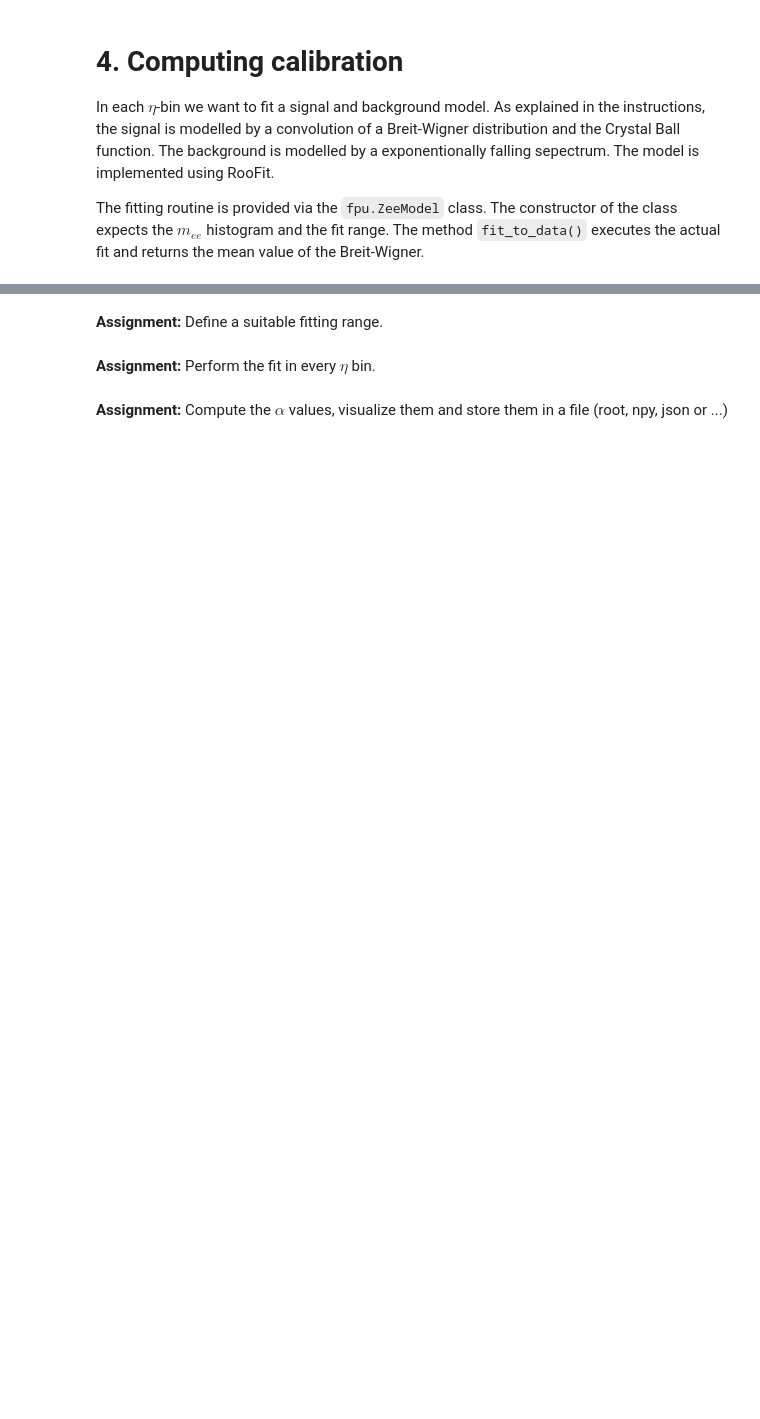
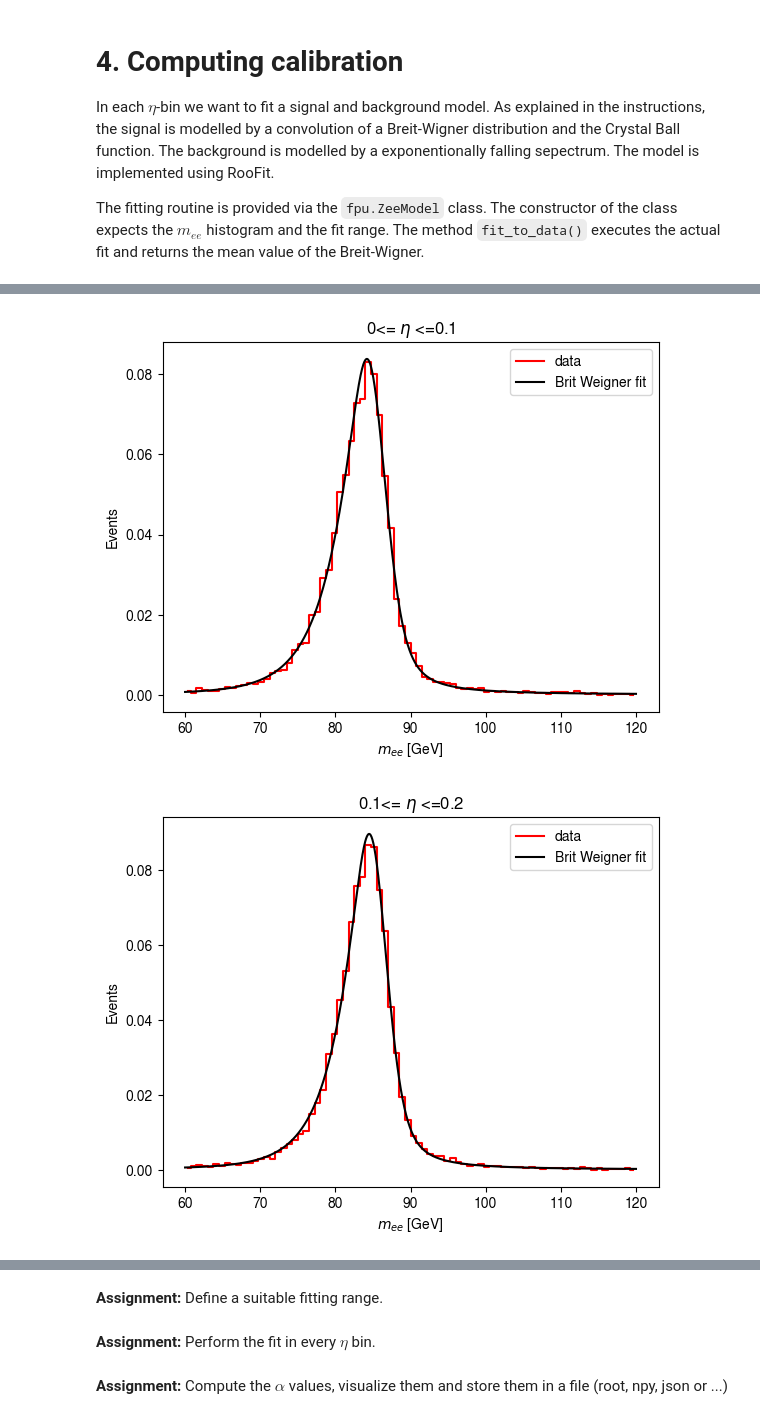
Before and after one commit to ScythiansCloud/ATLAS, a Jupyter notebook: atlas-group-7-main/atlas-group-7-main/ZeeFit/ZeeFit.ipynb, the cells around one changed output, grey strips where cells are left out. Cells and saved outputs as stored; diff of their text form; code cells hidden in the pictures; blank space fills up the shorter version.

```diff
--- a/atlas-group-7-main/atlas-group-7-main/ZeeFit/ZeeFit.ipynb
+++ b/atlas-group-7-main/atlas-group-7-main/ZeeFit/ZeeFit.ipynb
@@ -354,0 +417,3 @@ eta_edges = [0, 0.7, 1.37, 1.56, 2.2, 2.5] # Example value
+# %%
+eta_edges = [0,0.1,0.2,0.65,0.8,1.25,1.45,1.7,1.8,2.05,2.15,2.3,2.4,2.6]#np.linspace(0,2.5,10)#[0, 0.7, 1.37, 1.56, 2.2, 2.5] # Example value
+print(eta_edges)
@@ -355,15 +422,15 @@ eta_edges = [0, 0.7, 1.37, 1.56, 2.2, 2.5] # Example value
 # %%
 # Create one m_ee histogram for each eta bin
-hist_mee_array = [ROOT.TH1F("", fr"${eta_edges[i]:.2f} \leq |\eta| < {eta_edges[i+1]:.2f}$", 60, 60, 120)
+hist_mee_array = [ROOT.TH1F("", fr"${eta_edges[i]:.2f} \leq |\eta| < {eta_edges[i+1]:.2f}$", 80, 60, 120)
                   for i in range(len(eta_edges) - 1)]
 
-for df in fpu.dataframe_iterate(data_paths,fraction=0.1):
+for df in fpu.dataframe_iterate(data_paths,fraction=1):
     # Apply the event selection from the previous section
     df = event_selection(df)
 
     # Compute pT
-    e1_pt = pt(df.el1_cl_E, df.el1_cl_eta)
-    e2_pt = pt(df.el2_cl_E, df.el2_cl_eta)
+    e1_pt = pt(df.el1_cl_E, df.el1_cl_eta, m_e)
+    e2_pt = pt(df.el2_cl_E, df.el2_cl_eta, m_e)
 
     # Construct 4-momenta
     e1_p4 = Momentum4.m_eta_phi_pt(m_e,
@@ -427,0 +515,64 @@ mean = model.fit_to_data()
+# %%
+Em= []
+d_Em = []
+
+for i, hist in enumerate(hist_mee_array):
+    n_bins = hist.GetNbinsX()
+
+    model = fpu.ZeeModel(hist, 0, 200)
+    res = model.fit_to_data()
+    params = model.model.getParameters(model.data)
+
+    param_dict = {}
+
+    for var in params:
+        param_dict[var.GetName()] = {
+            "value": var.getVal(),
+            "error": var.getError(),
+        }
+    param_list = []
+    for name, info in param_dict.items():
+        if name == "meanBW":
+            Em.append( info['value'])
+            d_Em.append( info['error'])
+
+        param_list.append([name, info['value'], info['error']])
+
+    param_array = np.array(param_list, dtype=object)
+    np.savetxt("fit_params"+str(round(eta_edges[i],2))+".txt", param_array, fmt="%s", header="name value error constant", comments='')
+
+    bin_centers = []
+    bin_contents = []
+
+    for b in range(1, n_bins + 1):
+        bin_centers.append(hist.GetBinCenter(b))
+        bin_contents.append(hist.GetBinContent(b))
+
+    bin_centers = np.array(bin_centers)
+    bin_contents = np.array(bin_contents)
+
+    x_vals = np.linspace(60, 120, 1000)
+    y_vals = []
+
+    for x in x_vals:
+        model.x.setVal(x)
+        y_vals.append(model.model.getVal(ROOT.RooArgSet(model.x)))
+
+    y_vals = np.array(y_vals)
+
+    y_vals *= sum(bin_contents) * (bin_centers[1] - bin_centers[0])
+
+    plt.figure()
+
+    plt.step(bin_centers, bin_contents, where='mid', label='data', color='red')
+    plt.plot(x_vals, y_vals, label="Brit Weigner fit", color='black')
+
+    plt.title(str(round(eta_edges[i],2))+r'<= $\eta$ <='+ str(round(eta_edges[i+1],2)))
+    plt.xlabel(r"$m_{ee}$ [GeV]")
+    plt.ylabel("Events")
+    plt.legend()
+
+    plt.show()
+# %% [output]
+[figure, added]
+[figure, added]
```
Also changed, not shown: parts of 34 cells of this notebook.
